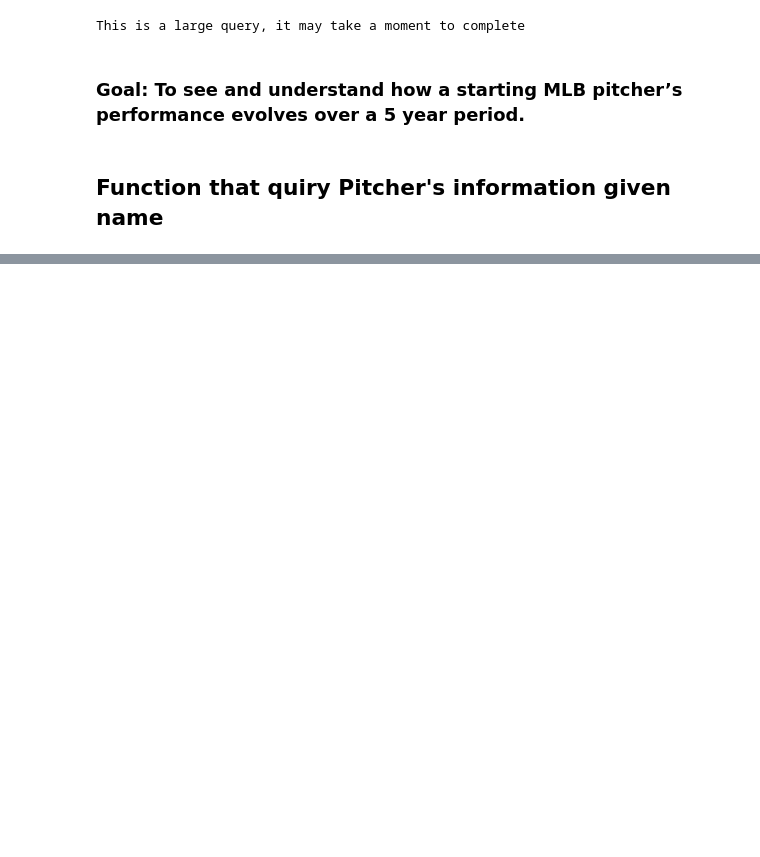
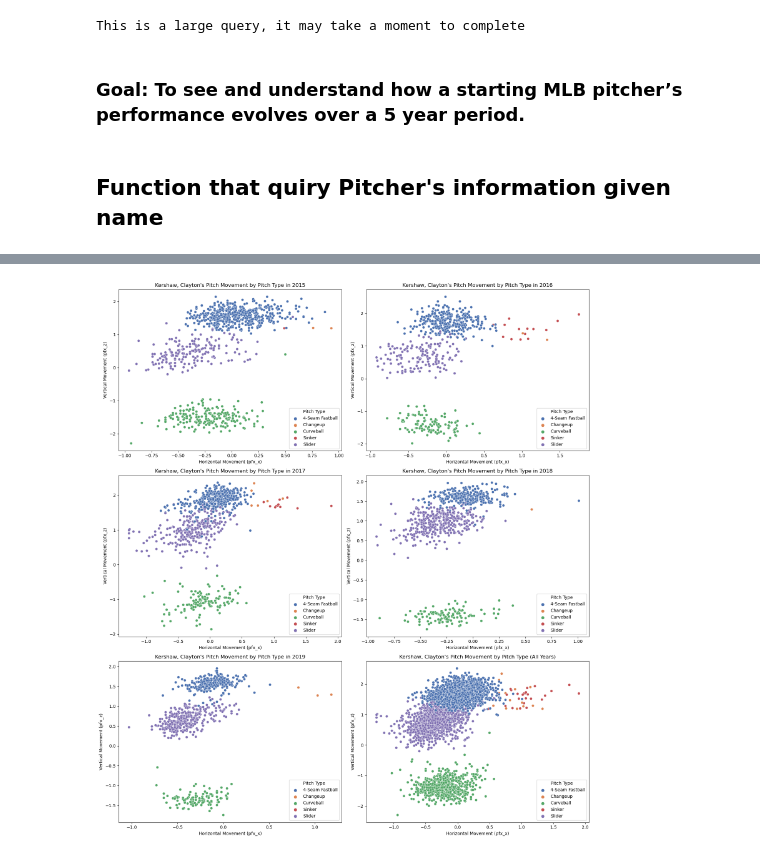
Before and after one commit to hubao666/MLB-Baseball-Data-Analysis, a Jupyter notebook: final_proj.ipynb, the cells around one changed output, grey strips where cells are left out. Drawn from its saved outputs; the diff is of its cells as text; code cells hidden in the pictures; blank space fills up the shorter version.

```diff
--- a/final_proj.ipynb
+++ b/final_proj.ipynb
@@ -94,0 +247,4 @@ plot(pat_df, 'release_extension', player_name)
+# %%
+scatter_of_5_Years(cla_df)
+# %% [output]
+[figure, added]
```
Also changed, not shown: parts of 13 cells of this notebook.
